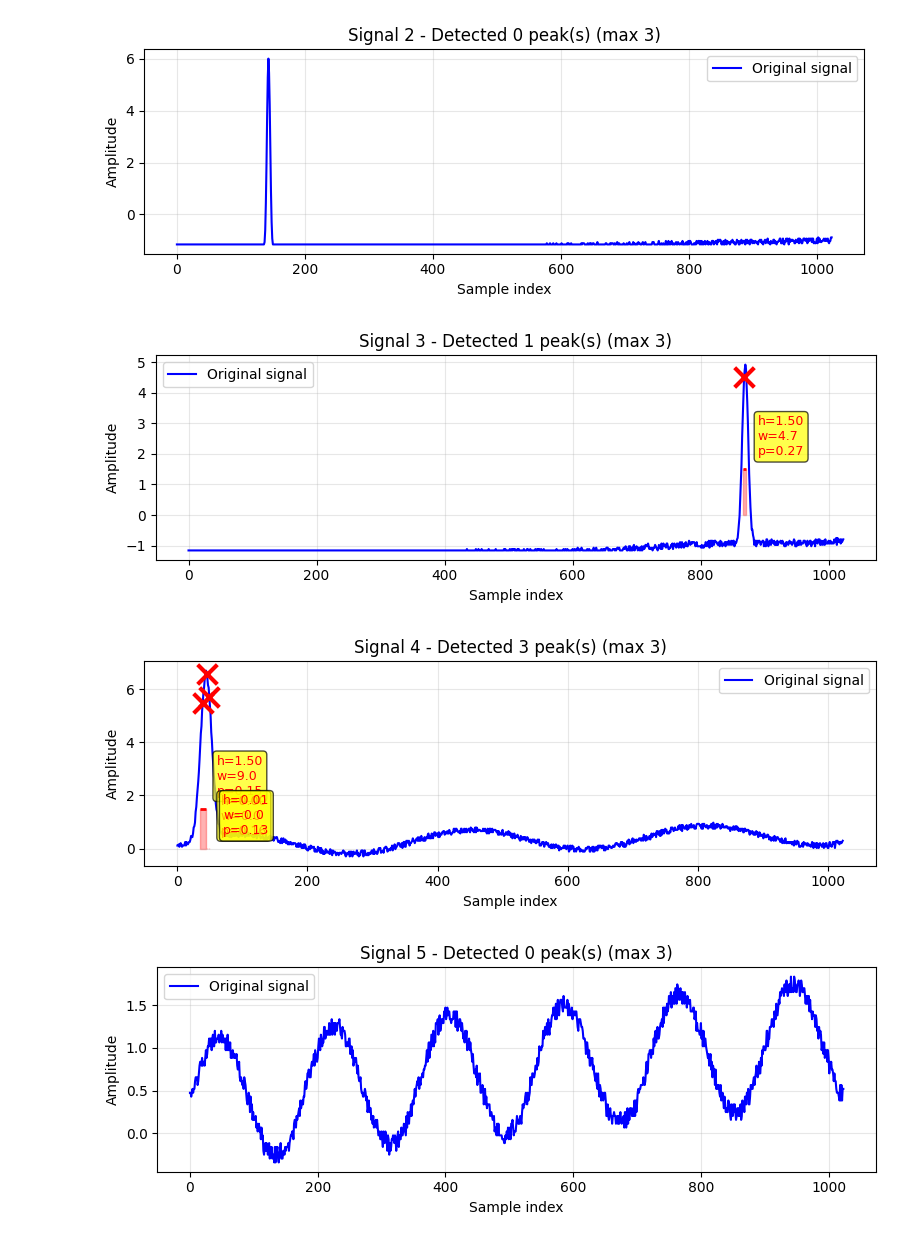
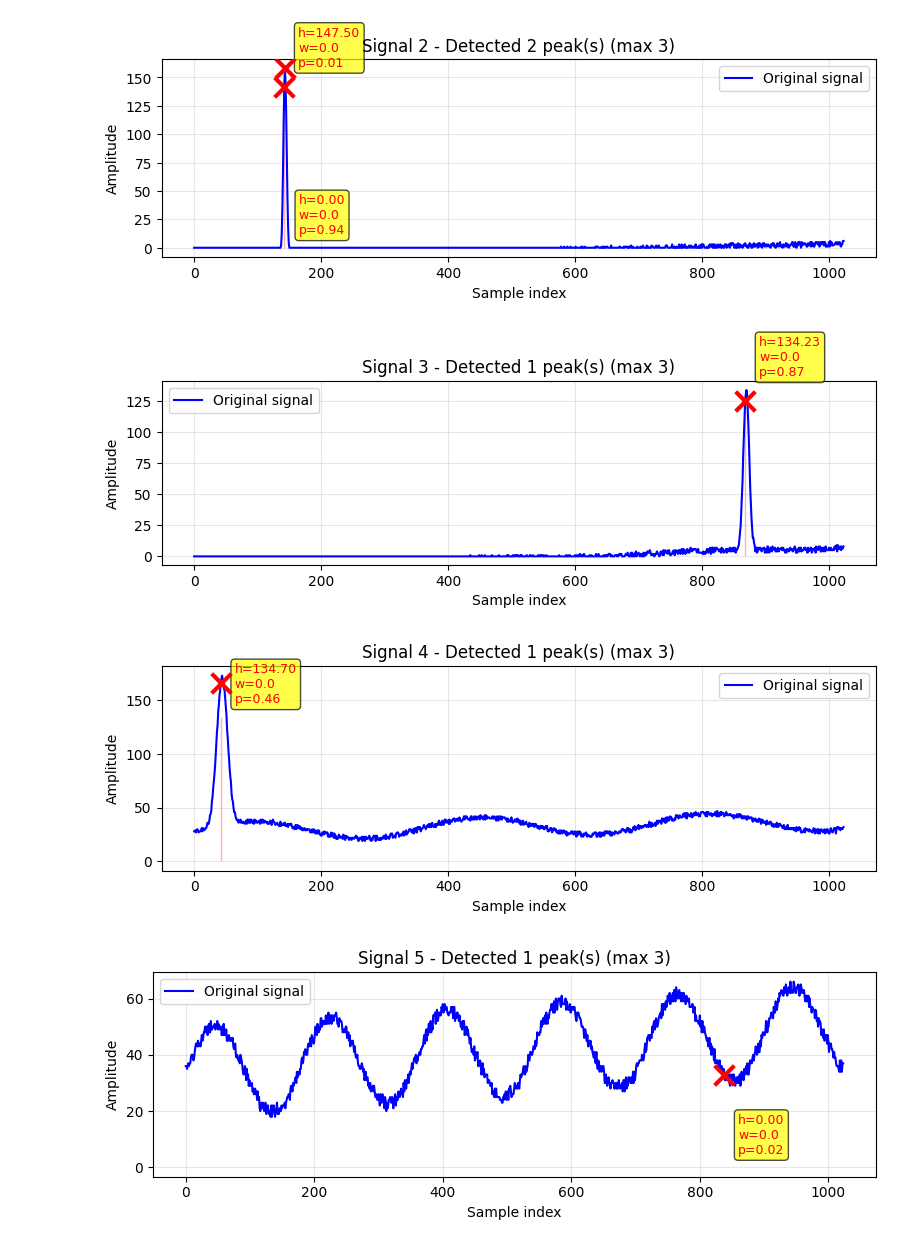
Before and after one commit to fabiolapasini/1DSignalProcessing, a Jupyter notebook: notebooks/test_inference.ipynb, the cells around one changed output. Saved outputs shown, nothing was run; the diff lists cells and outputs as text; code cells hidden in the pictures.

```diff
--- a/notebooks/test_inference.ipynb
+++ b/notebooks/test_inference.ipynb
@@ -22,11 +22,11 @@ batch_size = 32
 shuffle = True
 train_split = 0.75
 val_split = 0.15
-normalize = True
+normalize = False
 seed = 42
 
 # -------------------- CONFIGURATION --------------------
-model_path = "../networks/model.pt"
+model_path = "../networks/final_model.pt"
 device = "cuda" if torch.cuda.is_available() else "cpu"
 
 # Create a config object with all needed attributes
@@ -52,8 +52,7 @@ _, _, test_loader = prepare_dataset(args)
 
 # -------------------- MODEL --------------------
 model = PeakDetectionModel(signal_length=chunks, max_peaks=max_peaks)
-state_dict = torch.load(model_path, map_location=device)
-model.load_state_dict(state_dict)
+model.load_state_dict(torch.load(model_path, map_location=device))
 model.to(device)
 model.eval()
 
@@ -81,7 +80,7 @@ for i in range(min(10, signals.shape[0])):  # Ridotto a 10 per non sovraccaricar
     plt.figure(figsize=(8, 3))
     plt.plot(signal_example, label="Original signal", linewidth=1.5, color='blue')
 
-    threshold = 0.1
+    threshold = 0.01
     peak_indices = np.where(positions_pred > threshold)[0]
     peak_probs = positions_pred[peak_indices]
 
@@ -146,4 +144,4 @@ Predictions - pos: (32, 1024), heights: (32, 3), widths: (32, 3)
-[figure, old version]
+[figure, new version]
-[figure, old version]
+[figure, new version]
-[figure, old version]
+[figure, new version]
-[figure, old version]
+[figure, new version]
```
Also changed, not shown: parts of 13 cells of this notebook, 5 other files.
